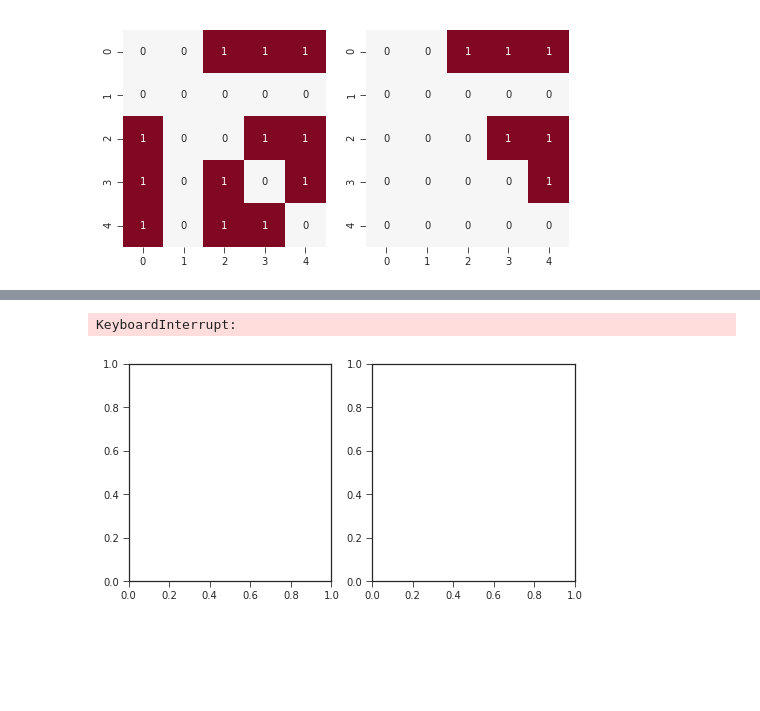
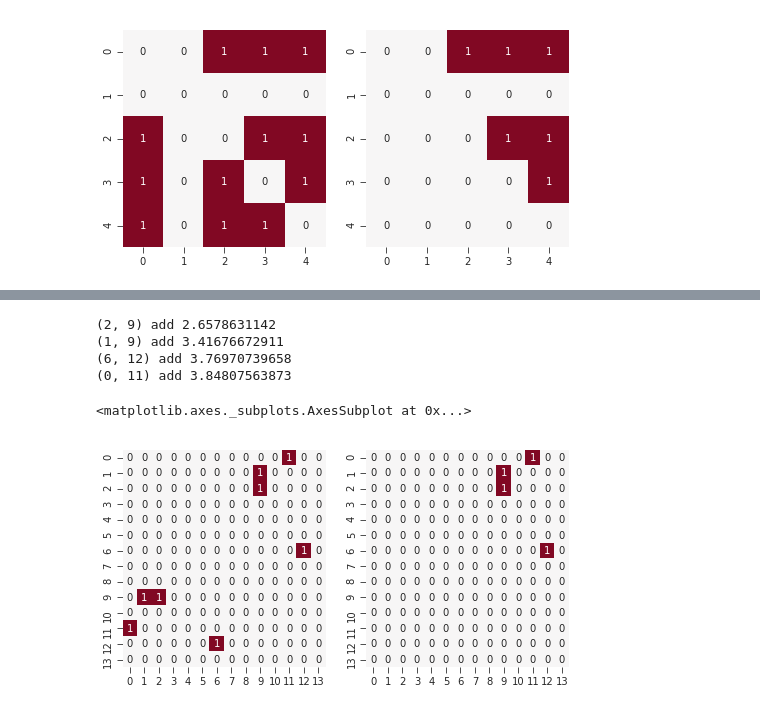
Before and after one commit to ytakashina/depynd, a Jupyter notebook: bayesian_networks.ipynb, the cells around one changed output, grey strips where cells are left out. Drawn from its saved outputs; the diff is of its cells as text; code cells hidden in the pictures; blank space fills up the shorter version.

Commit message:
Modified: notebook for bayesian_networks

```diff
--- a/bayesian_networks.ipynb
+++ b/bayesian_networks.ipynb
@@ -43,11 +43,15 @@ df['target'] = boston.target
 X = df.values
 # %%
 f, axes = plt.subplots(1, 2, figsize=[8, 4])
-sns.heatmap(bayesian_networks.iamb(X), ax=axes[0], cmap=palette, center=0, cbar=None, annot=True)
+sns.heatmap(bayesian_networks.mmpc(X), ax=axes[0], cmap=palette, center=0, cbar=None, annot=True)
 sns.heatmap(bayesian_networks.mmhc(X, verbose=True), ax=axes[1], cmap=palette, center=0, cbar=None, annot=True)
 # %% [output]
-KeyboardInterrupt:
+(2, 9) add 2.6578631142
+(1, 9) add 3.41676672911
+(6, 12) add 3.76970739658
+(0, 11) add 3.84807563873
+<matplotlib.axes._subplots.AxesSubplot at 0x...>
-[figure, old version]
+[figure, new version]
 # %%
 g = nx.DiGraph(bayesian_networks.mmhc(X))
 nx.draw_networkx(g, labels=dict(enumerate(df.columns)))
```
Also changed, not shown: parts of 2 cells of this notebook.
